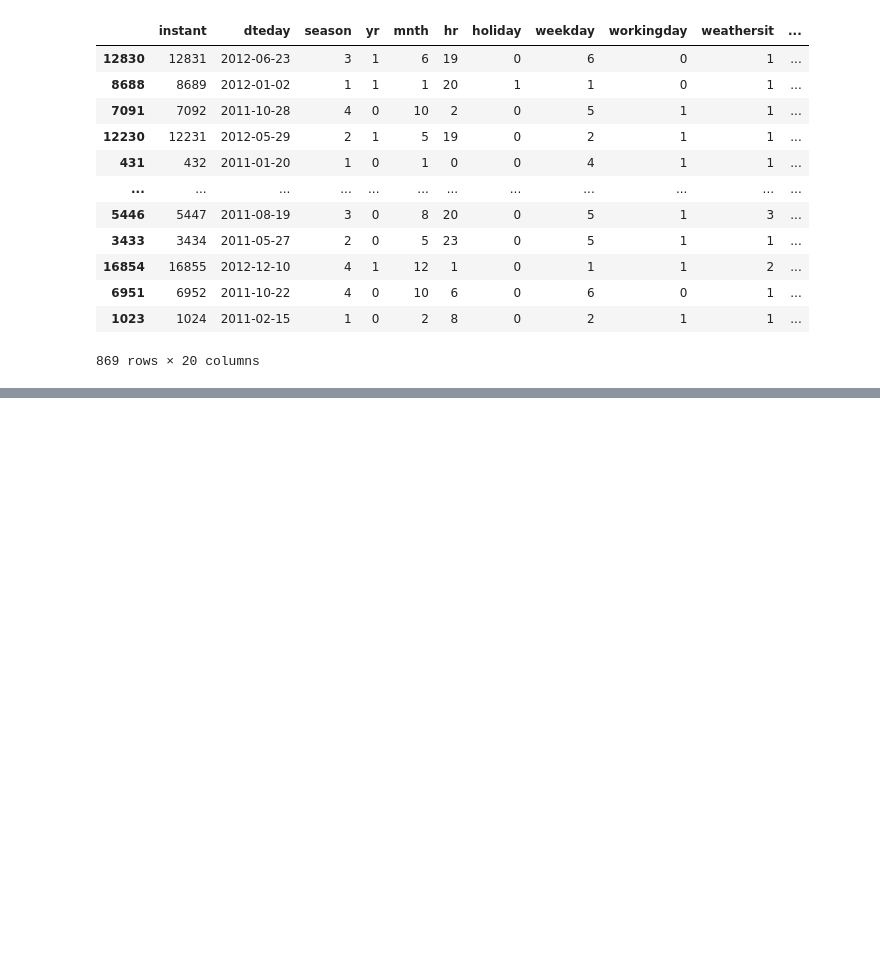
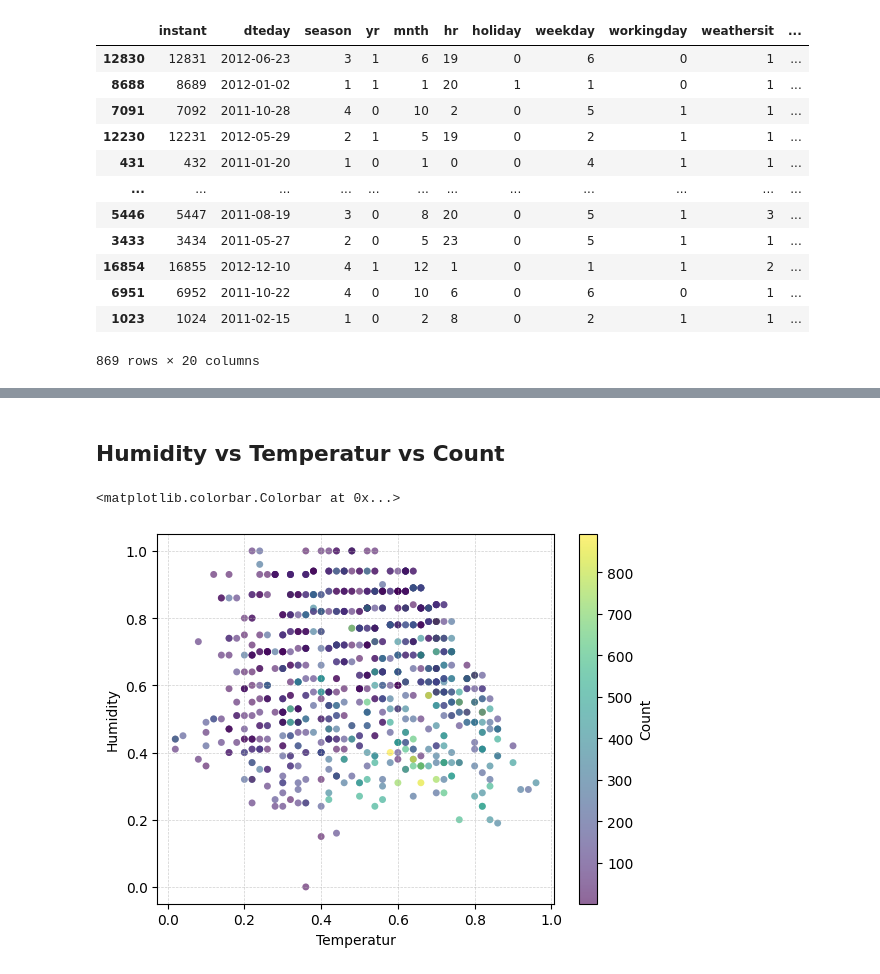
Before and after one commit to JR2909/W4DSKI201-Projekt, a Jupyter notebook: code/data-exploration.ipynb, the cells around one changed output, grey strips where cells are left out. Saved outputs shown, nothing was run; the diff lists cells and outputs as text; code cells hidden in the pictures; blank space fills up the shorter version.

```diff
--- a/code/data-exploration.ipynb
+++ b/code/data-exploration.ipynb
@@ -238,0 +297,22 @@ plt.show()
+# %% [markdown]
+## Humidity vs Temperatur vs Count
+# %%
+scatter = plt.scatter(
+    df_sample['temp'],
+    df_sample['hum'],
+    c=df_sample['cnt'],
+    alpha=0.6,
+    edgecolors='none',
+    s=25
+)
+plt.grid(True,
+         linestyle='--',
+         alpha=0.6
+         )
+plt.xlabel("Temperatur")
+plt.ylabel("Humidity")
+plt.colorbar(scatter,
+             label='Count')
+# %% [output]
+<matplotlib.colorbar.Colorbar at 0x...>
+[figure, added]
```
Also changed, not shown: parts of 13 cells of this notebook.
